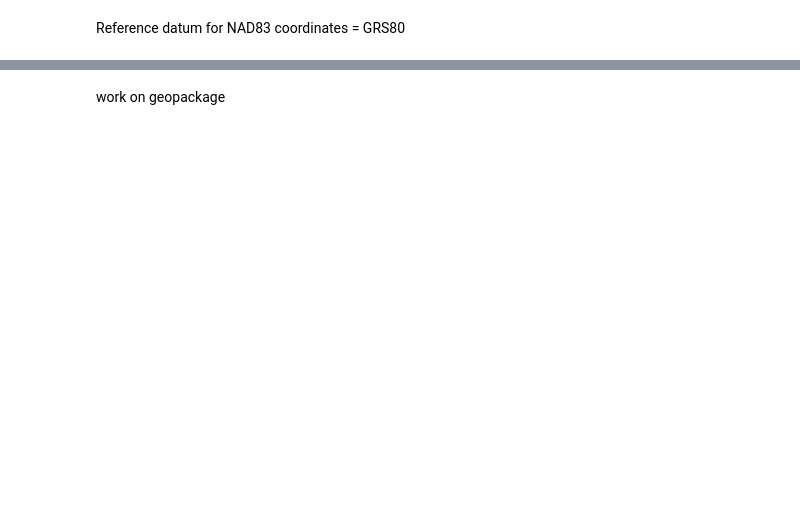
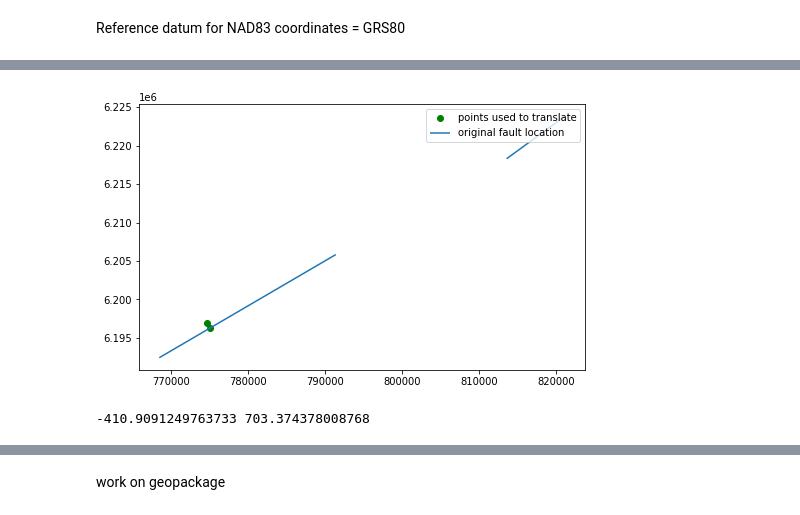
Before and after one commit to pauwoz/geospatial_analysis, a Jupyter notebook: notebooks/shapefiles_operations/shapefile_operations.ipynb, the cells around one changed output, grey strips where cells are left out. Drawn from its saved outputs; the diff is of its cells as text; code cells hidden in the pictures; blank space fills up the shorter version.

```diff
--- a/notebooks/shapefiles_operations/shapefile_operations.ipynb
+++ b/notebooks/shapefiles_operations/shapefile_operations.ipynb
@@ -117,0 +80,7 @@ delta = (10000.0, 10000.0) # shift all shapefiles by the same distance
+# %%
+import shapely
+from shapely import geometry
+
+berwyn_faults = faults_debolt[faults_debolt['Fault_name'] == 'Berwyn']
+
+berwyn_faults_merged = geometry.MultiLineString([p for p in berwyn_faults.geometry])
@@ -117,0 +94,33 @@ delta = (10000.0, 10000.0) # shift all shapefiles by the same distance
+# %%
+from shapely.ops import nearest_points
+
+# nearest_points() returns a tuple of:
+# 1st item = geometry of origin point
+# 2nd item (at index 1) = is the actual nearest geometry from the destination points.from shapely import geometry,ops
+
+closest_points = [o.wkt for o in nearest_points(berwyn_faults_merged, intersect_point.geometry[0])]
+
+P1 = shapely.wkt.loads(closest_points[0])
+P2 = shapely.wkt.loads(closest_points[1])
+points = [P1, P2]
+
+fig, ax = plt.subplots(figsize=(8,8))
+
+xs = [point.x for point in points]
+ys = [point.y for point in points]
+
+plt.scatter(xs, ys,color='g',label='points used to translate')
+berwyn_faults.plot(ax=ax, label="original fault location")
+
+ax.legend();
+# %% [output]
+[figure, added]
+# %%
+# calculate fault offset
+
+xoffset = P2.x - P1.x
+yoffset = P2.y - P1.y
+
+print(xoffset, yoffset)
+# %% [output]
+-410.9091249763733 703.374378008768
```
Also changed, not shown: parts of 21 cells of this notebook, 16 other files.
